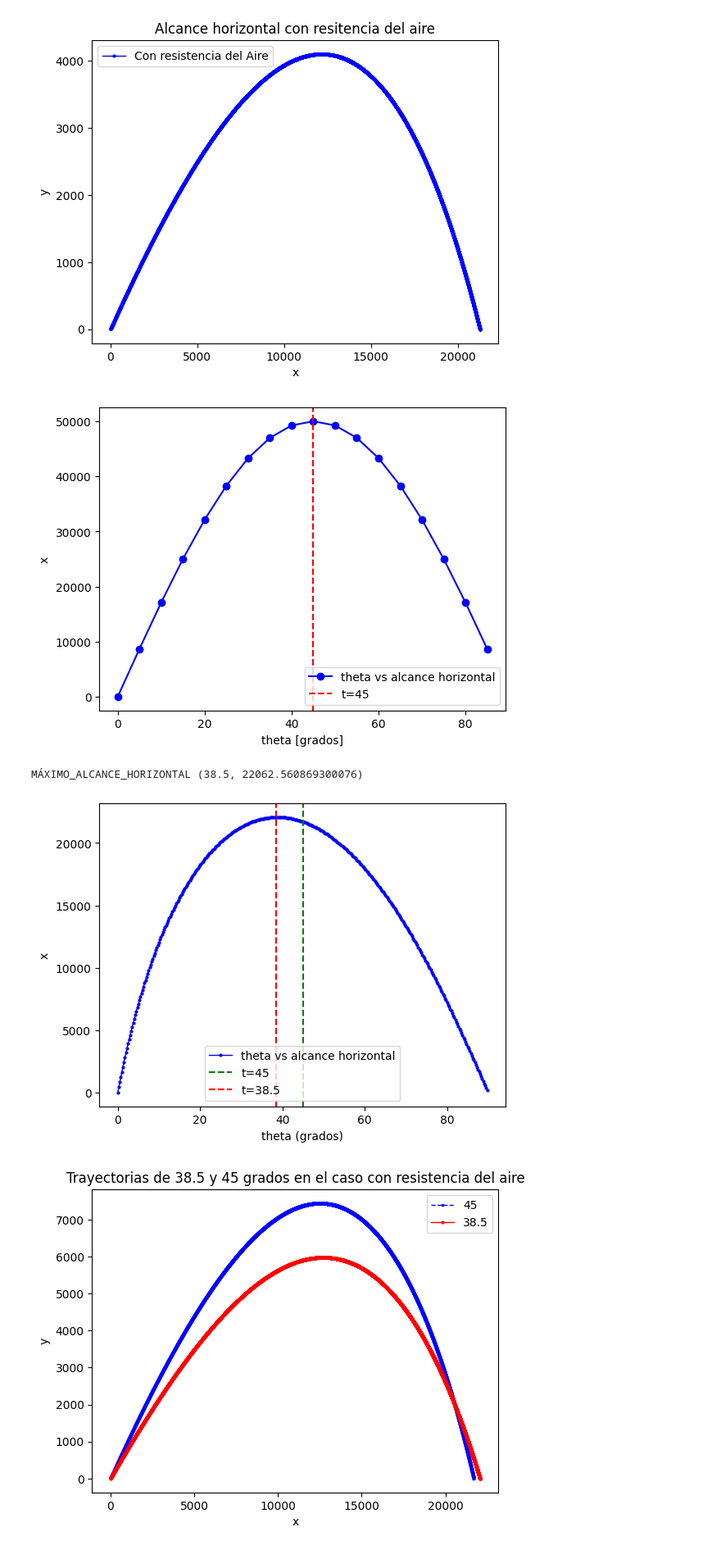
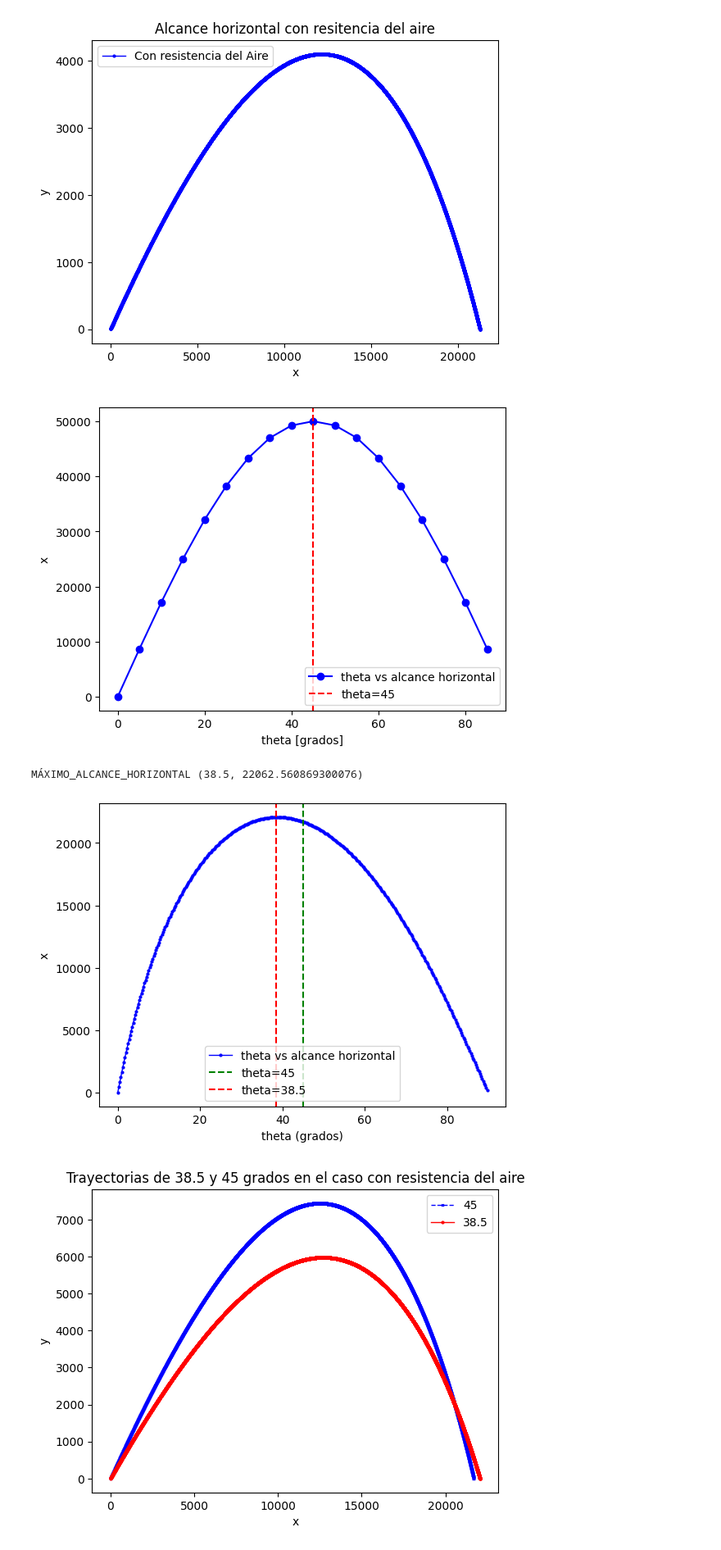
Before and after one commit to BrianDL/fisica_computacional, a Jupyter notebook: 1 - Método de Euler/euler.ipynb, the cells around one changed output. Shown at 82% size. Cells and saved outputs as stored; diff of their text form; code cells hidden in the pictures.

```diff
--- a/1 - Método de Euler/euler.ipynb
+++ b/1 - Método de Euler/euler.ipynb
@@ -151,7 +151,7 @@ ts = list(resultado.keys())
 xs = list(resultado.values())
 
 plt.plot(ts, xs, marker='o', linestyle='-', color='b', label='theta vs alcance horizontal')
-plt.axvline(x=45, color='r', linestyle='--', label='t=45')  # dibujamos una línea vertical en t = 45
+plt.axvline(x=45, color='r', linestyle='--', label='theta=45')  # dibujamos una línea vertical en theta = 45
 
 #plt.title('Plot of xs vs ys and xs_0 vs ys_0')
 plt.xlabel('theta [grados]')
@@ -161,39 +161,39 @@ plt.legend()
 
 plt.show()
 # %% [output]
-[figure, old version]
+[figure, new version]
 # %%
 ### Para el caso con resistencia del aire,
 
 resultado = angulos_a_alcance(b2_m=0.00004, delta_theta= 0.25) # simulamos muchos tiros parabólicos
 
 ts = list(resultado.keys())
 xs = list(resultado.values())
 
 plt.plot(ts, xs, marker='o', linestyle='-'
   , color='b', label='theta vs alcance horizontal'
   , linewidth= 1, markersize=2)
 
 items = list(resultado.items())
 
 item_max_x = sorted(items, key=lambda i: i[1])[-1]
 grados_max_x, max_x = item_max_x
 
 print('MÁXIMO_ALCANCE_HORIZONTAL', item_max_x)
 
-plt.axvline(x=45, color='g', linestyle='--', label= 't=45')
-plt.axvline(x=grados_max_x, color='r', linestyle='--', label= f't={grados_max_x}')
+plt.axvline(x=45, color='g', linestyle='--', label= 'theta=45')
+plt.axvline(x=grados_max_x, color='r', linestyle='--', label= f'theta={grados_max_x}')
 
 #plt.title('Plot of xs vs ys and xs_0 vs ys_0')
 plt.xlabel('theta (grados)')
 plt.ylabel('x')
 
 plt.legend()
 
 plt.show()
 # %% [output]
 MÁXIMO_ALCANCE_HORIZONTAL (38.5, 22062.560869300076)
-[figure, old version]
+[figure, new version]
 # %%
 ### Comparamos dos ángulos de lanzamiento diferente con resistencia del aire
 (xs_0, ys_0, _, _) = proyectil(theta=(0.25*np.pi), stop_fn=es_x_maximo) # 45 grados
```
